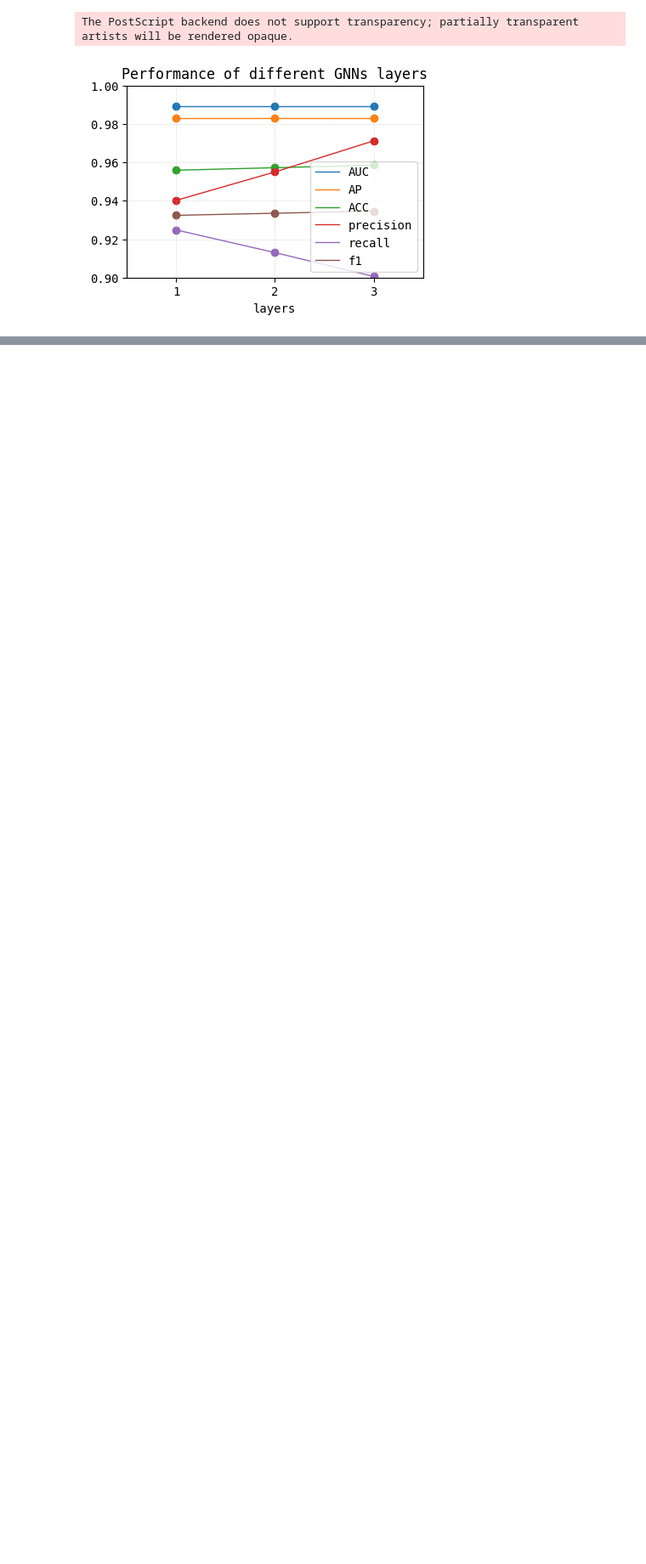
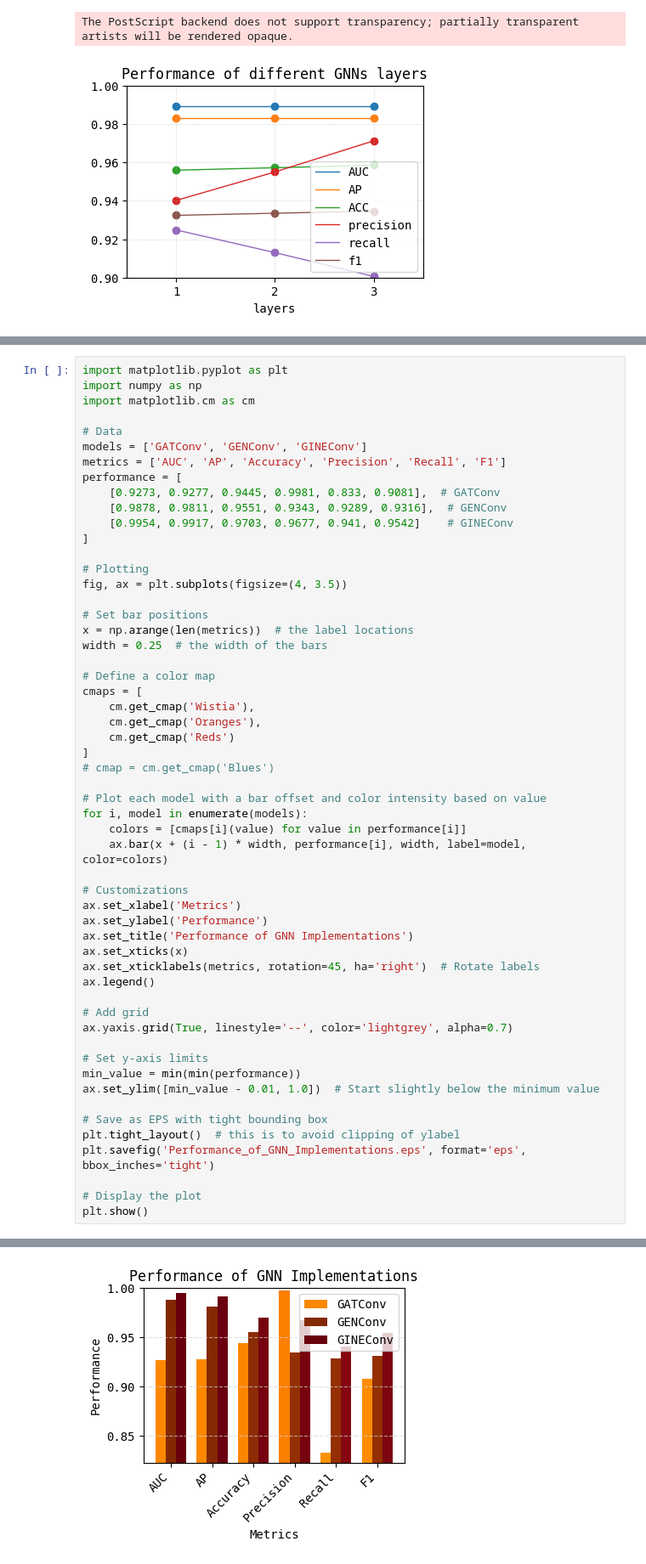
Before and after one commit to Nemo4110/GNNs-Driven-Clinical-Decision-Making-Assistance, a Jupyter notebook: notebook/result_analysis.ipynb, the cells around one changed output, grey strips where cells are left out. Shown at 85% size. Drawn from its saved outputs; the diff is of its cells as text; blank space fills up the shorter version.

```diff
--- a/notebook/result_analysis.ipynb
+++ b/notebook/result_analysis.ipynb
@@ -285,0 +316,56 @@ The PostScript backend does not support transparency; partially transparent arti
+# %%
+import matplotlib.pyplot as plt
+import numpy as np
+import matplotlib.cm as cm
+
+# Data
+models = ['GATConv', 'GENConv', 'GINEConv']
+metrics = ['AUC', 'AP', 'Accuracy', 'Precision', 'Recall', 'F1']
+performance = [
+    [0.9273, 0.9277, 0.9445, 0.9981, 0.833, 0.9081],  # GATConv
+    [0.9878, 0.9811, 0.9551, 0.9343, 0.9289, 0.9316],  # GENConv
+    [0.9954, 0.9917, 0.9703, 0.9677, 0.941, 0.9542]    # GINEConv
+]
+
+# Plotting
+fig, ax = plt.subplots(figsize=(4, 3.5))
+
+# Set bar positions
+x = np.arange(len(metrics))  # the label locations
+width = 0.25  # the width of the bars
+
+# Define a color map
+cmaps = [
+    cm.get_cmap('Wistia'),
+    cm.get_cmap('Oranges'),
+    cm.get_cmap('Reds')
+]
+# cmap = cm.get_cmap('Blues')
+
+# Plot each model with a bar offset and color intensity based on value
+for i, model in enumerate(models):
+    colors = [cmaps[i](value) for value in performance[i]]
+    ax.bar(x + (i - 1) * width, performance[i], width, label=model, color=colors)
+
+# Customizations
+ax.set_xlabel('Metrics')
+ax.set_ylabel('Performance')
+ax.set_title('Performance of GNN Implementations')
+ax.set_xticks(x)
+ax.set_xticklabels(metrics, rotation=45, ha='right')  # Rotate labels
+ax.legend()
+
+# Add grid
+ax.yaxis.grid(True, linestyle='--', color='lightgrey', alpha=0.7)
+
+# Set y-axis limits
+min_value = min(min(performance))
+ax.set_ylim([min_value - 0.01, 1.0])  # Start slightly below the minimum value
+
+# Save as EPS with tight bounding box
+plt.tight_layout()  # this is to avoid clipping of ylabel
+plt.savefig('Performance_of_GNN_Implementations.eps', format='eps', bbox_inches='tight')
+
+# Display the plot
+plt.show()
+# %% [output]
@@ -285,0 +373 @@ The PostScript backend does not support transparency; partially transparent arti
+[figure, added]
```
Also changed, not shown: parts of 2 cells of this notebook, 6 other files.
